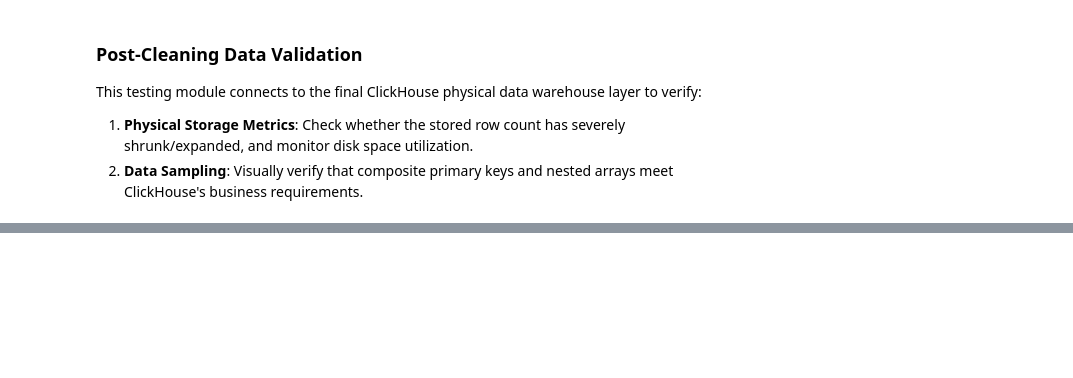
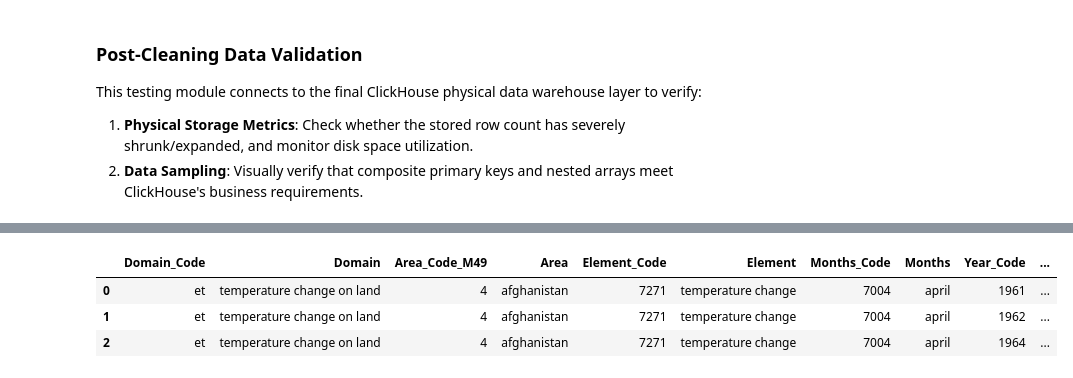
Before and after one commit to noirsa/BDM, a Jupyter notebook: notebooks/Trusted Zone/2. structured_data_cleaning.ipynb, the cells around one changed output, grey strips where cells are left out. Drawn from its saved outputs; the diff is of its cells as text; code cells hidden in the pictures; blank space fills up the shorter version.

Commit message:
structure data exploitation finished

```diff
--- a/notebooks/Trusted Zone/2. structured_data_cleaning.ipynb
+++ b/notebooks/Trusted Zone/2. structured_data_cleaning.ipynb
@@ -365,0 +442,90 @@ Table: global_warming_dataset
+# %%
+import pandas as pd
+
+
+def get_clickhouse_client(database_name: str = "bi_analytics"):
+    """Create a ClickHouse client for validation queries."""
+    return clickhouse_connect.get_client(
+        host="clickhouse",
+        port=8123,
+        username="analytics",
+        password="analytics_secret",
+        database=database_name,
+    )
+
+
+def print_storage_metrics(client, database_name: str = "bi_analytics") -> None:
+    """Print physical row counts and storage size for active ClickHouse parts."""
+    metrics_query = f"""
+    SELECT
+        table AS table_name,
+        sum(rows) AS total_physical_rows,
+        formatReadableSize(sum(bytes_on_disk)) AS disk_usage_size
+    FROM system.parts
+    WHERE database = '{database_name}' AND active = 1
+    GROUP BY table
+    ORDER BY table
+    """
+    print("Data Warehouse Storage Metrics (ClickHouse)")
+    for row in client.query(metrics_query).result_rows:
+        print(f"Table: {row[0]:<30} | Rows: {row[1]:<10} | Disk Storage: {row[2]}")
+
+
+def check_temperature_unit_encoding(client, database_name: str = "bi_analytics") -> None:
+    """Verify that temperature_change.Unit no longer contains mojibake markers."""
+    bad_marker_1 = chr(0x00e2)
+    bad_marker_2 = chr(0x00c2)
+    unit_check_query = f"""
+    SELECT Unit, count()
+    FROM {database_name}.temperature_change
+    WHERE position(Unit, '{bad_marker_1}') > 0 OR position(Unit, '{bad_marker_2}') > 0
+    GROUP BY Unit
+    """
+    bad_units = client.query(unit_check_query).result_rows
+    if bad_units:
+        print("WARNING: Remaining mojibake Unit values detected:", bad_units)
+    else:
+        print("Unit encoding check passed: no mojibake values found in temperature_change.Unit.")
+
+
+def preview_target_tables(client, target_tables: list[str], database_name: str = "bi_analytics", sample_size: int = 3) -> None:
+    """Display small untruncated samples from each target table."""
+    pd.set_option("display.max_columns", None)
+    pd.set_option("display.max_colwidth", None)
+    pd.set_option("display.width", 1000)
+
+    print("Target Table Data Sampling Preview (Top 3 Rows - Untruncated)")
+    for table in target_tables:
+        try:
+            headers_query = f"SELECT name FROM system.columns WHERE database = '{database_name}' AND table = '{table}' ORDER BY position"
+            headers = [row[0] for row in client.query(headers_query).result_rows]
+            data_res = client.query(f"SELECT * FROM {database_name}.{table} LIMIT {sample_size}")
+
+            print(f"\nTable: {table}")
+            print("-" * 80)
+            if not data_res.result_rows:
+                print("  Empty: No data available in ClickHouse.")
+                continue
+
+            pdf = pd.DataFrame(data_res.result_rows, columns=headers)
+            for column_name in pdf.columns:
+                pdf[column_name] = pdf[column_name].apply(lambda value: list(value) if isinstance(value, (list, tuple)) else value)
+            display(pdf)
+
+            if table == "temperature_change" and "Unit" in headers:
+                check_temperature_unit_encoding(client, database_name=database_name)
+
+        except Exception as exc:
+            print(f"Could not preview table '{table}': {exc}")
+
+
+client = get_clickhouse_client()
+try:
+    print_storage_metrics(client)
+    preview_target_tables(
+        client,
+        ["natural_disaster_tweets", "co2_emission_by_vehicles", "temperature_change", "global_warming_dataset"],
+    )
+finally:
+    client.close()
+# %% [output]
@@ -365,0 +553,4 @@ Table: global_warming_dataset
+|  | Domain_Code | Domain | Area_Code_M49 | Area | Element_Code | Element | Months_Code | Months | Year_Code | ... |
+| 0 | et | temperature change on land | 4 | afghanistan | 7271 | temperature change | 7004 | april | 1961 | ... |
+| 1 | et | temperature change on land | 4 | afghanistan | 7271 | temperature change | 7004 | april | 1962 | ... |
+| 2 | et | temperature change on land | 4 | afghanistan | 7271 | temperature change | 7004 | april | 1964 | ... |
```
Also changed, not shown: parts of 13 cells of this notebook, 1 other file.
